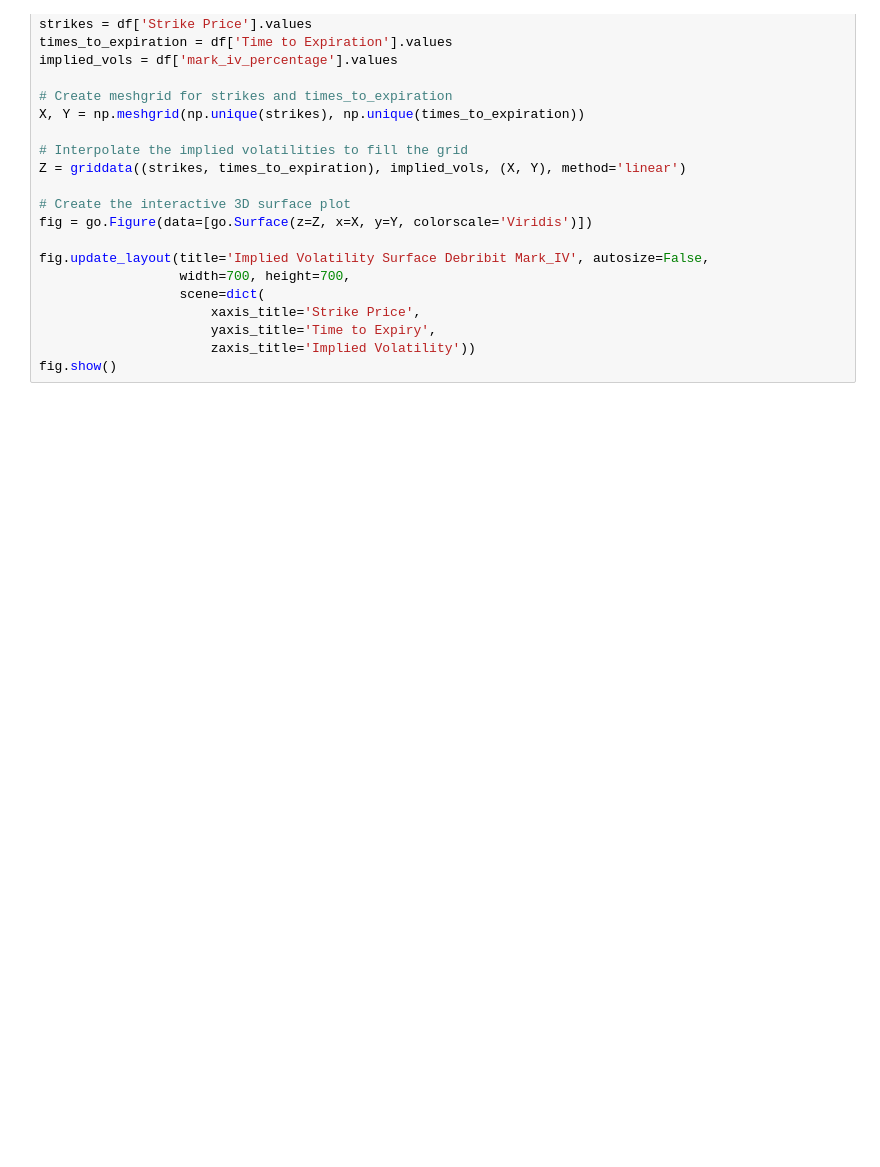
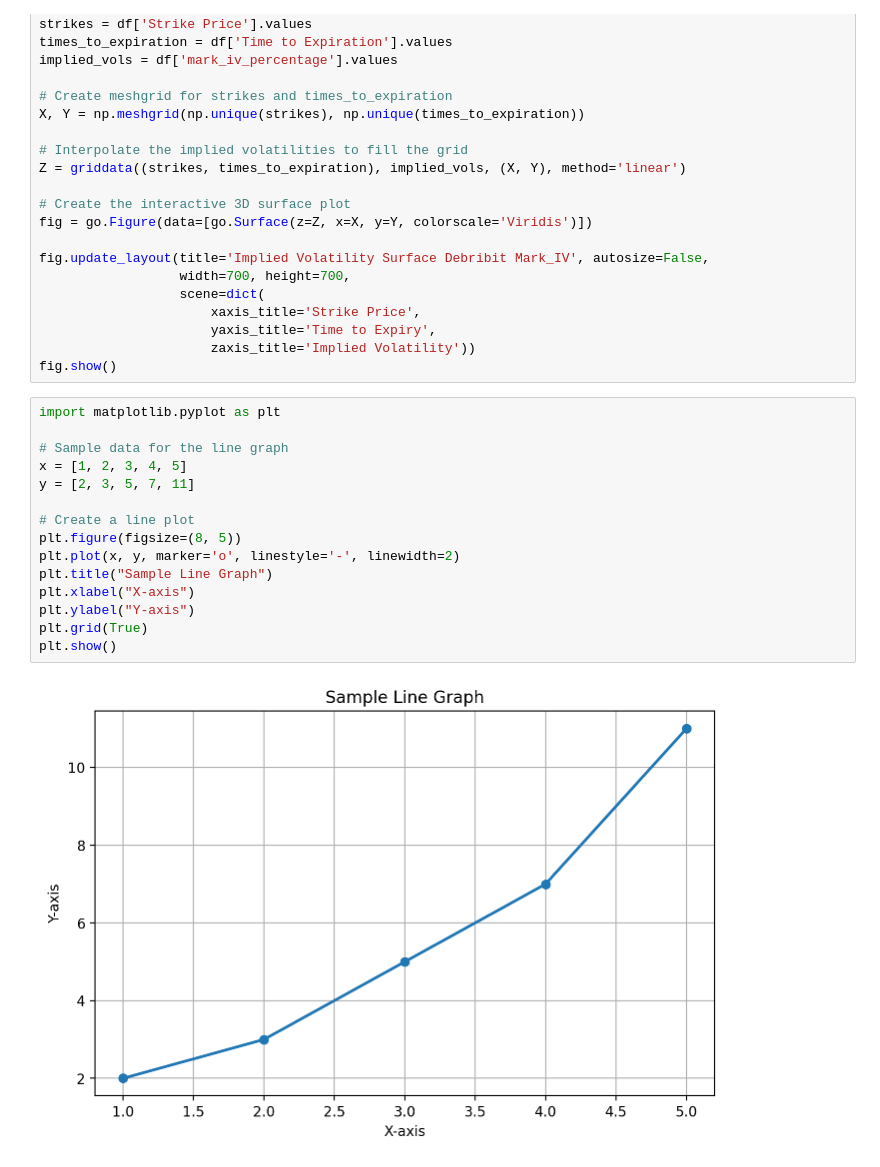
Before and after one commit to EthanFalcao/Defi_Options_Implied_Volatility, a Jupyter notebook: Iv_calc.ipynb, the cells around one changed output. Drawn from its saved outputs; the diff is of its cells as text; blank space fills up the shorter version.

```diff
--- a/Iv_calc.ipynb
+++ b/Iv_calc.ipynb
@@ -294,3 +293,20 @@ fig.update_layout(title='Implied Volatility Surface Debribit Mark_IV', autosize=
                       yaxis_title='Time to Expiry',
                       zaxis_title='Implied Volatility'))
 fig.show()
+# %%
+import matplotlib.pyplot as plt
+
+# Sample data for the line graph
+x = [1, 2, 3, 4, 5]
+y = [2, 3, 5, 7, 11]
+
+# Create a line plot
+plt.figure(figsize=(8, 5))
+plt.plot(x, y, marker='o', linestyle='-', linewidth=2)
+plt.title("Sample Line Graph")
+plt.xlabel("X-axis")
+plt.ylabel("Y-axis")
+plt.grid(True)
+plt.show()
+# %% [output]
+[figure, added]
```
Also changed, not shown: parts of 10 cells of this notebook, 2 other files.
